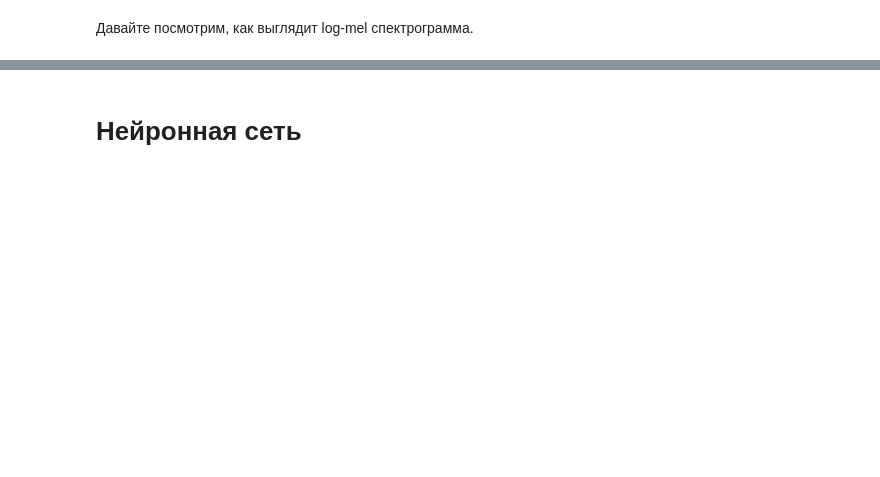
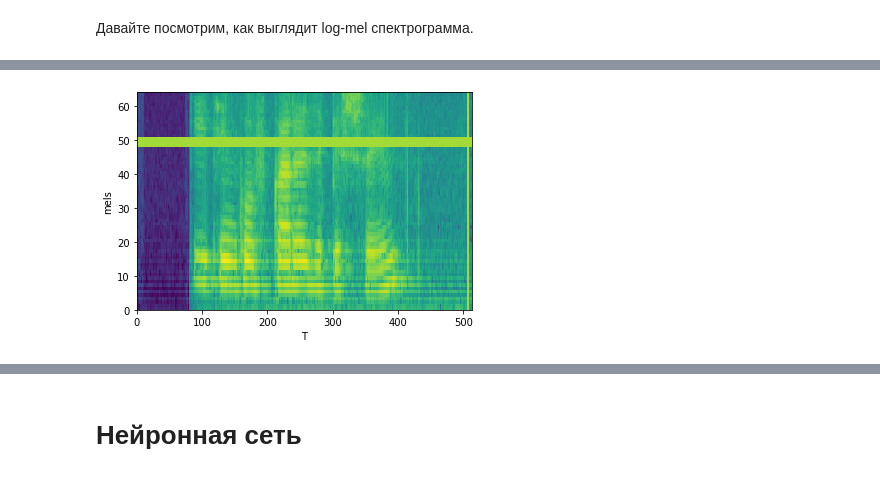
Before and after one commit to bernieee/sirius-stt, a Jupyter notebook: a_fish_or_not_a_fish.ipynb, the cells around one changed output, grey strips where cells are left out. Cells and saved outputs as stored; diff of their text form; code cells hidden in the pictures; blank space fills up the shorter version.

```diff
--- a/a_fish_or_not_a_fish.ipynb
+++ b/a_fish_or_not_a_fish.ipynb
@@ -769,6 +793,31 @@ element number: 0
 # Акустические фичи
 # %% [markdown]
 Как мы обсуждали на лекциях, есть разные способы построить аудио фичи. Мы будем использовать log mel spectrogram.
+# %%
+class SpectrogramTransform(torch.nn.Module):
+    def __init__(self, freq_mask_param=10, time_mask_param=10):
+        super().__init__()
+
+        self.freq_mask_param = freq_mask_param
+        self.time_mask_param = time_mask_param
+
+        self._time_masking = torchaudio.transforms.TimeMasking(self.time_mask_param)
+        self._frequency_masking = torchaudio.transforms.FrequencyMasking(self.freq_mask_param)
+
+        self._half_time_masking = torchaudio.transforms.TimeMasking(self.time_mask_param // 2)
+        self._half_frequency_masking = torchaudio.transforms.FrequencyMasking(self.freq_mask_param // 2)
+
+    def forward(self, spectrogram):
+        t_type = np.random.choice(['_frequency_masking', '_time_masking', '_both', '_none'])
+
+        if t_type == '_frequency_masking':
+            return self._frequency_masking(spectrogram)
+        elif t_type == '_time_masking':
+            return self._time_masking(spectrogram)
+        elif t_type == '_both':
+            return self._half_time_masking(self._half_frequency_masking(spectrogram))
+        else:
+            return spectrogram
 # %%
 def compute_log_mel_spectrogram(
     audio, sequence_lengths,
@@ -833 +887,14 @@ Audio(data=audio.numpy(), rate=sample_rate)
 [interactive output not drawn]
+# %%
+audio, audio_len = open_audio('test_files/test_audio.opus', SAMPLE_RATE)
+spectrogram, new_len = compute_log_mel_spectrogram(
+    audio, torch.tensor(audio_len), sample_rate=SAMPLE_RATE,
+    spectrogram_transform=SpectrogramTransform(freq_mask_param=10, time_mask_param=20)
+)
+plt.pcolormesh(spectrogram)
+plt.xlabel('T')
+plt.ylabel('mels')
+plt.show()
+Audio(data=audio.numpy(), rate=sample_rate)
+# %% [output]
+[figure, added]
```
Also changed, not shown: parts of 49 cells of this notebook, 1 other file.
